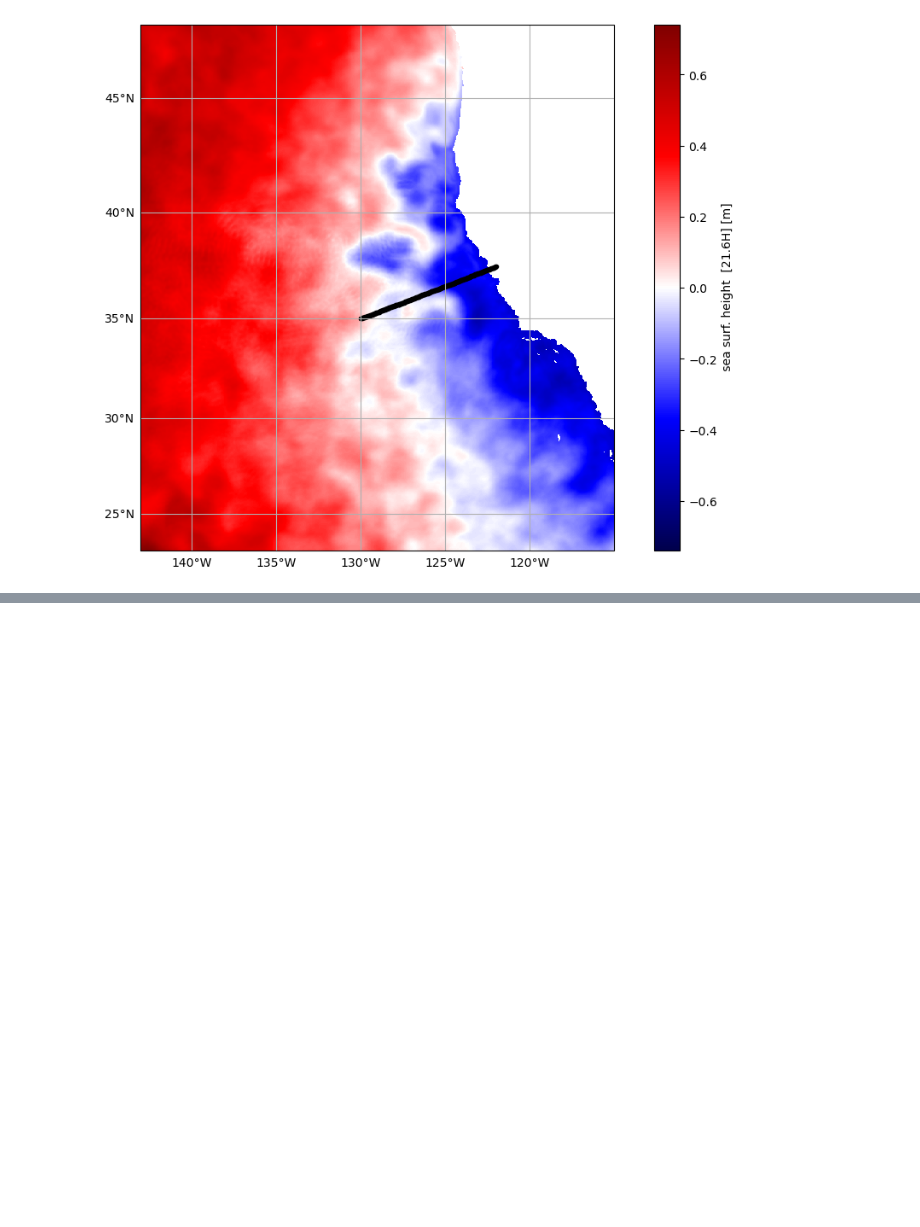
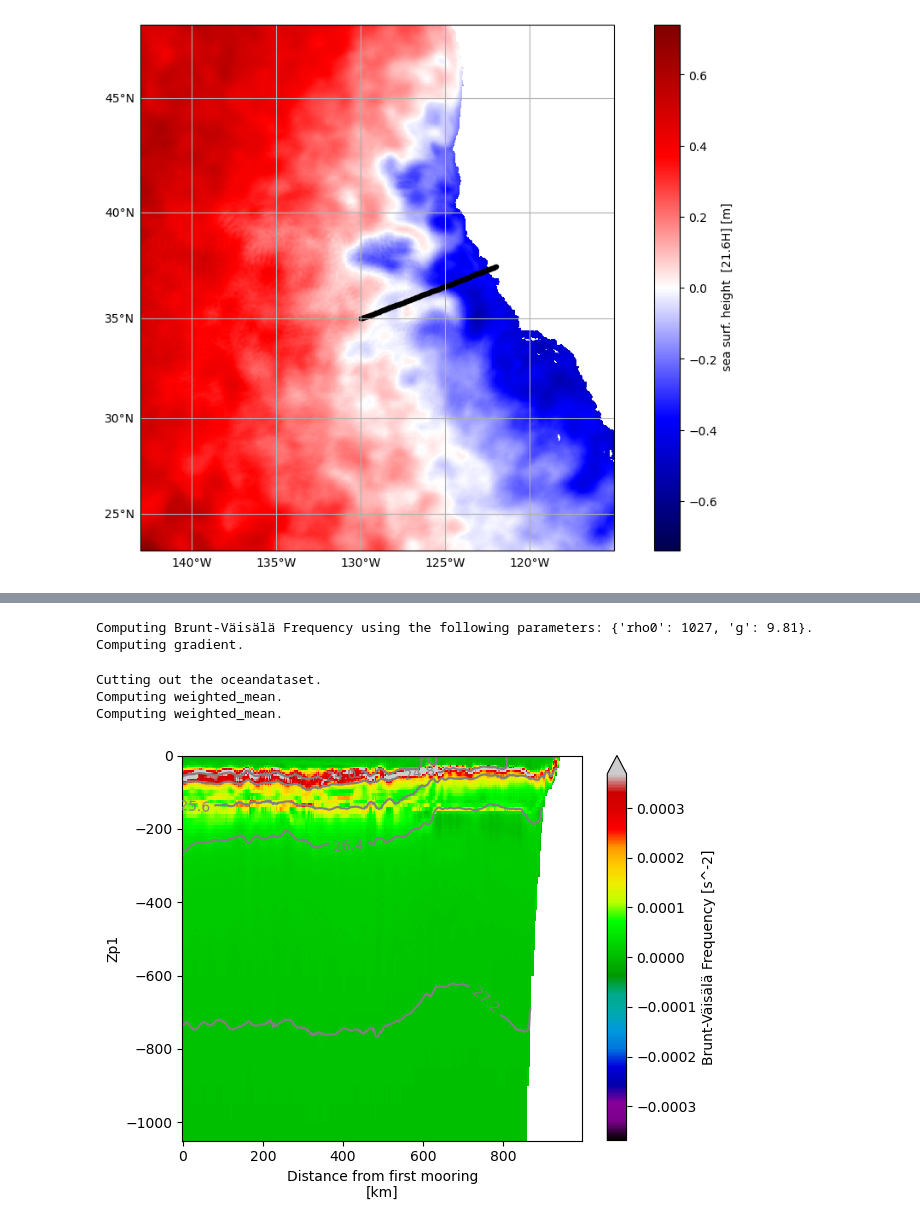
Before and after one commit to Mikejmnez/Ospy_Notebooks, a Jupyter notebook: HyCOM_ospy.ipynb, the cells around one changed output, grey strips where cells are left out. Drawn from its saved outputs; the diff is of its cells as text; code cells hidden in the pictures; blank space fills up the shorter version.

```diff
--- a/HyCOM_ospy.ipynb
+++ b/HyCOM_ospy.ipynb
@@ -114,0 +201,19 @@ Computing weighted_mean.
+# %%
+od_moor = od_moor.compute.Brunt_Vaisala_frequency()
+# %% [output]
+Computing Brunt-Väisälä Frequency using the following parameters: {'rho0': 1027, 'g': 9.81}.
+Computing gradient.
+# %%
+ax = od_moor.plot.vertical_section(
+    varName="N2",
+    meanAxes="time",
+    contourName='Sigma0',
+    robust=True,
+    cmap="nipy_spectral",
+    cutout_kwargs={'ZRange': [0, -1000]},
+)
+# %% [output]
+Cutting out the oceandataset.
+Computing weighted_mean.
+Computing weighted_mean.
+[figure, added]
```
Also changed, not shown: parts of 14 cells of this notebook.
